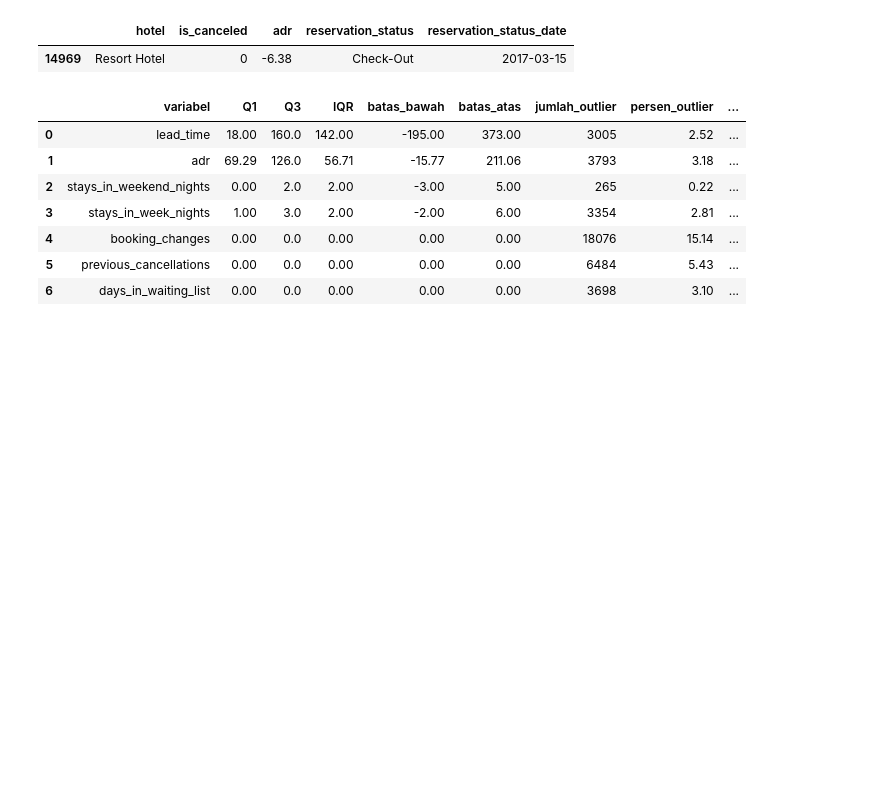
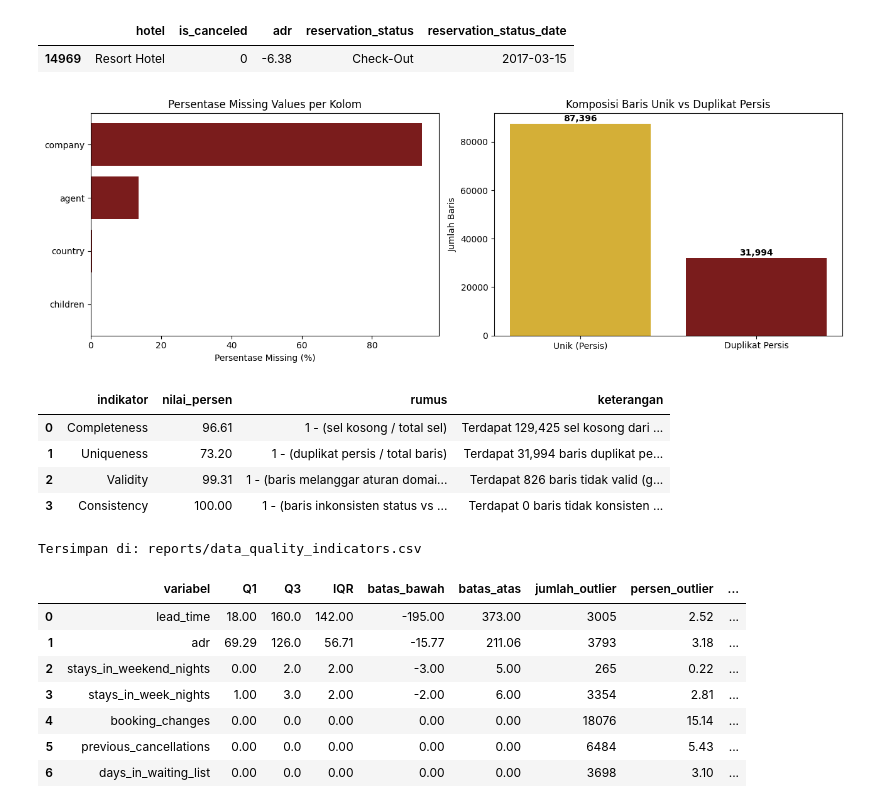
Before and after one commit to aulnr43/final_peoject_tsdw, a Jupyter notebook: notebooks/02_quality_assessment.ipynb, the cells around one changed output. Drawn from its saved outputs; the diff is of its cells as text; code cells hidden in the pictures; blank space fills up the shorter version.

```diff
--- a/notebooks/02_quality_assessment.ipynb
+++ b/notebooks/02_quality_assessment.ipynb
@@ -221,6 +225,79 @@ Lead time negatif (lead_time < 0)             : 0
 Inkonsistensi reservation_status & is_canceled: 0
 |  | hotel | is_canceled | adr | reservation_status | reservation_status_date |
 | 14969 | Resort Hotel | 0 | -6.38 | Check-Out | 2017-03-15 |
+# %%
+# 1. Grafik Missing Values & Duplikat (Task B.2)
+fig, axes = plt.subplots(1, 2, figsize=(13, 4.5))
+
+top_miss = missing_df.sort_values("missing_pct", ascending=True)
+axes[0].barh(top_miss["kolom"], top_miss["missing_pct"], color="#7A1C1C")
+axes[0].set_title("Persentase Missing Values per Kolom")
+axes[0].set_xlabel("Persentase Missing (%)")
+
+dup_counts = [len(hotels) - exact_dup_count, exact_dup_count]
+axes[1].bar(
+    ["Unik (Persis)", "Duplikat Persis"],
+    dup_counts,
+    color=["#D4AF37", "#7A1C1C"],
+)
+axes[1].set_title("Komposisi Baris Unik vs Duplikat Persis")
+axes[1].set_ylabel("Jumlah Baris")
+for i, v in enumerate(dup_counts):
+  axes[1].text(i, v + 1000, f"{v:,}", ha="center", fontweight="bold")
+
+plt.tight_layout()
+plt.savefig(figures_dir / "missing_and_duplicates.png", dpi=150)
+plt.show()
+
+# 2. Ringkasan 4 Indikator Kualitas Data Lengkap + Keterangan (Task B.3)
+quality_4_indikator = pd.DataFrame({
+    "indikator": ["Completeness", "Uniqueness", "Validity", "Consistency"],
+    "nilai_persen": [
+        round(completeness_pct, 2),
+        round(uniqueness_pct, 2),
+        round(validity_pct, 2),
+        round(consistency_pct, 2),
+    ],
+    "rumus": [
+        "1 - (sel kosong / total sel)",
+        "1 - (duplikat persis / total baris)",
+        "1 - (baris melanggar aturan domain / total baris)",
+        "1 - (baris inkonsisten status vs is_canceled / total baris)",
+    ],
+    "keterangan": [
+        (
+            f"Terdapat {missing_cells:,} sel kosong dari {total_cells:,} sel"
+            " (tertinggi di company 94,31% dan agent 13,69%)."
+        ),
+        (
+            f"Terdapat {exact_dup_count:,} baris duplikat persis dari"
+            f" {len(hotels):,} baris (perlu dicek apakah duplikat input atau"
+            " reservasi berulang)."
+        ),
+        (
+            f"Terdapat {int(invalid_mask.sum()):,} baris tidak valid"
+            " (gabungan tamu=0, adr<0, atau total malam=0)."
+        ),
+        (
+            f"Terdapat {int(status_mismatch.sum()):,} baris tidak konsisten"
+            " antara reservation_status dan is_canceled."
+        ),
+    ],
+})
+display(quality_4_indikator)
+
+# Simpan juga ringkasan indikator ke CSV terpisah agar rapi dan mudah dibaca
+indikator_path = reports_dir / "data_quality_indicators.csv"
+quality_4_indikator.to_csv(indikator_path, index=False)
+print("Tersimpan di:", indikator_path)
+# %% [output]
+[figure, added]
+|  | indikator | nilai_persen | rumus | keterangan |
+| 0 | Completeness | 96.61 | 1 - (sel kosong / total sel) | Terdapat 129,425 sel kosong dari ... |
+| 1 | Uniqueness | 73.20 | 1 - (duplikat persis / total baris) | Terdapat 31,994 baris duplikat pe... |
+| 2 | Validity | 99.31 | 1 - (baris melanggar aturan domai... | Terdapat 826 baris tidak valid (g... |
+| 3 | Consistency | 100.00 | 1 - (baris inkonsisten status vs ... | Terdapat 0 baris tidak konsisten ... |
+Tersimpan di: reports/data_quality_indicators.csv
 # %%
 num_cols = [
     "lead_time",
```
Also changed, not shown: parts of 1 cell of this notebook.
